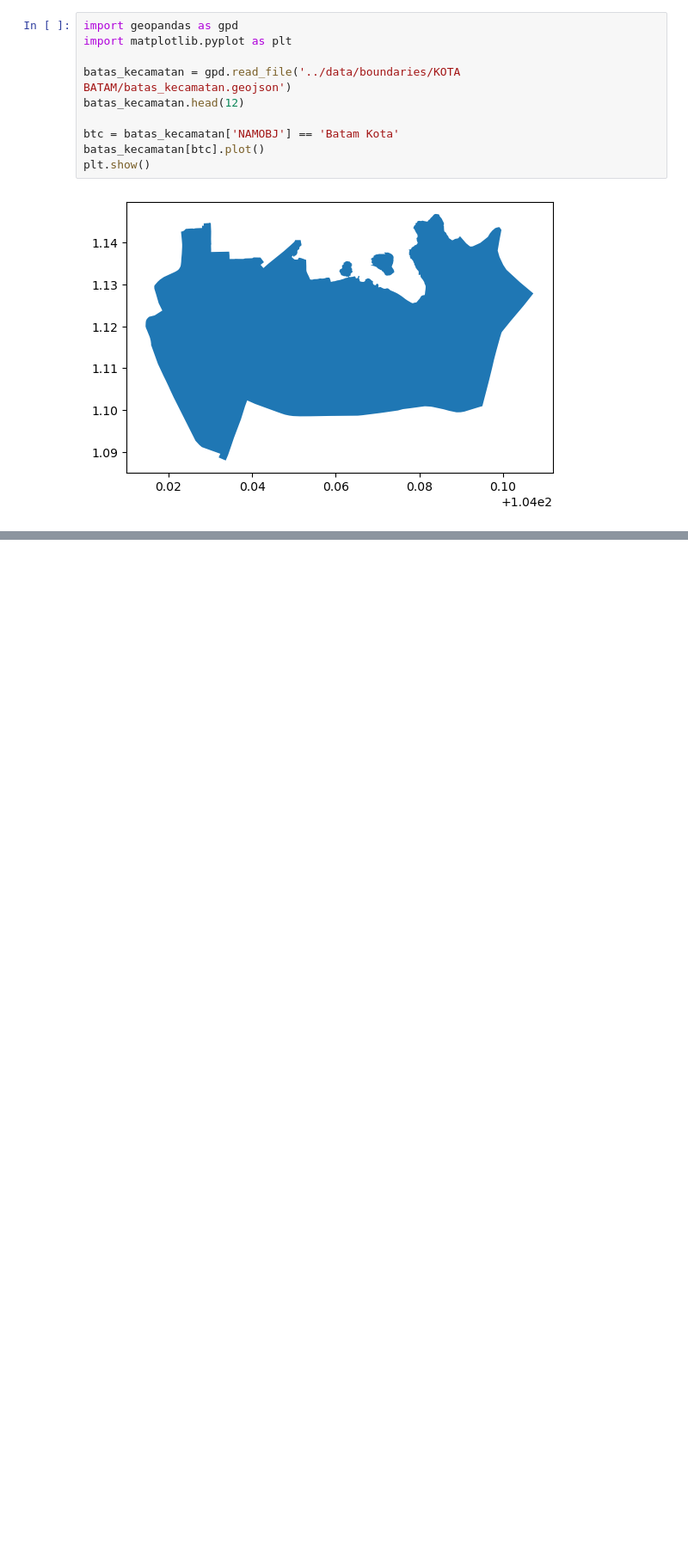
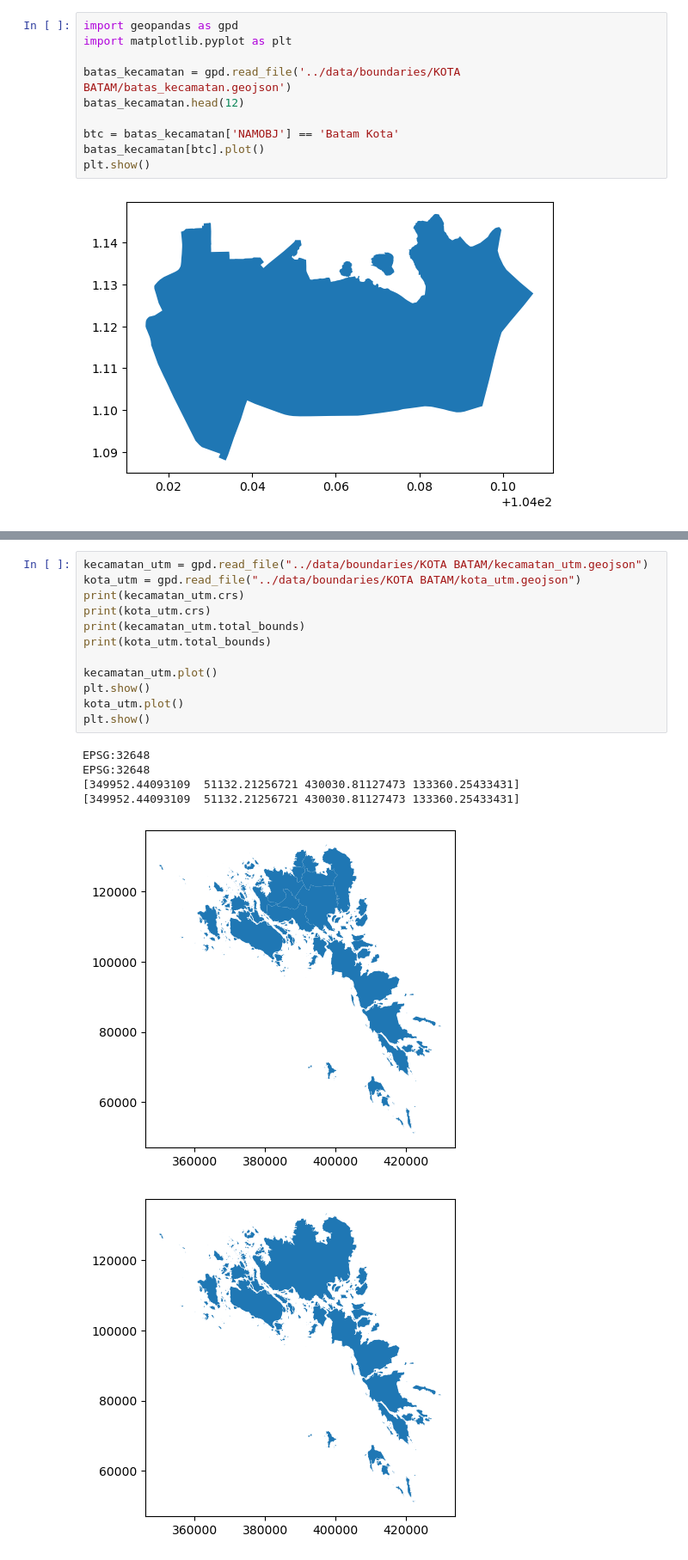
Before and after one commit to tjiongsd/nb_001_batam_atlas, a Jupyter notebook: notebooks/analysis.ipynb, the cells around one changed output, grey strips where cells are left out. Shown at 86% size. Saved outputs shown, nothing was run; the diff lists cells and outputs as text; blank space fills up the shorter version.

```diff
--- a/notebooks/analysis.ipynb
+++ b/notebooks/analysis.ipynb
@@ -111,0 +130,19 @@ plt.show()
+# %%
+kecamatan_utm = gpd.read_file("../data/boundaries/KOTA BATAM/kecamatan_utm.geojson")
+kota_utm = gpd.read_file("../data/boundaries/KOTA BATAM/kota_utm.geojson")
+print(kecamatan_utm.crs)
+print(kota_utm.crs)
+print(kecamatan_utm.total_bounds)
+print(kota_utm.total_bounds)
+
+kecamatan_utm.plot()
+plt.show()
+kota_utm.plot()
+plt.show()
+# %% [output]
+EPSG:32648
+EPSG:32648
+[349952.44093109  51132.21256721 430030.81127473 133360.25433431]
+[349952.44093109  51132.21256721 430030.81127473 133360.25433431]
+[figure, added]
+[figure, added]
```
Also changed, not shown: parts of 2 cells of this notebook, 5 other files.
